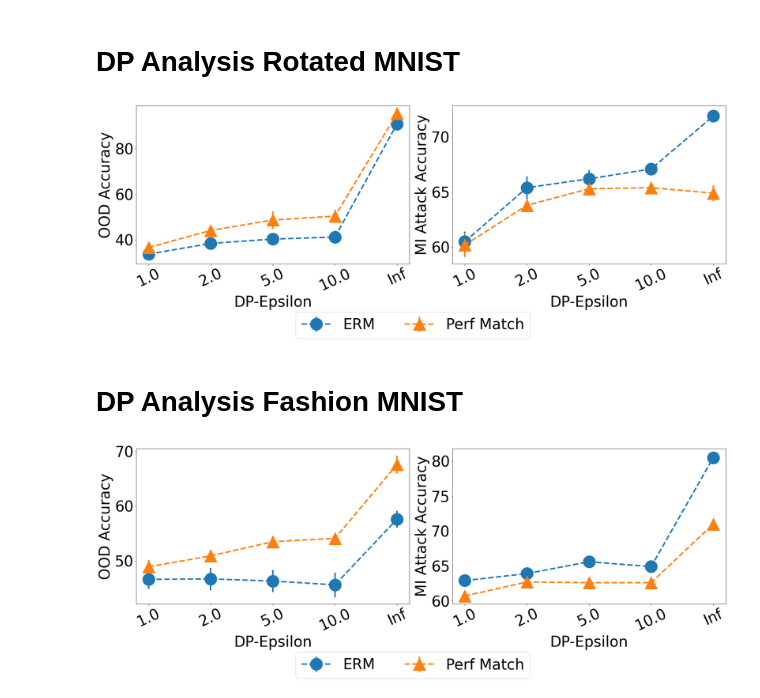
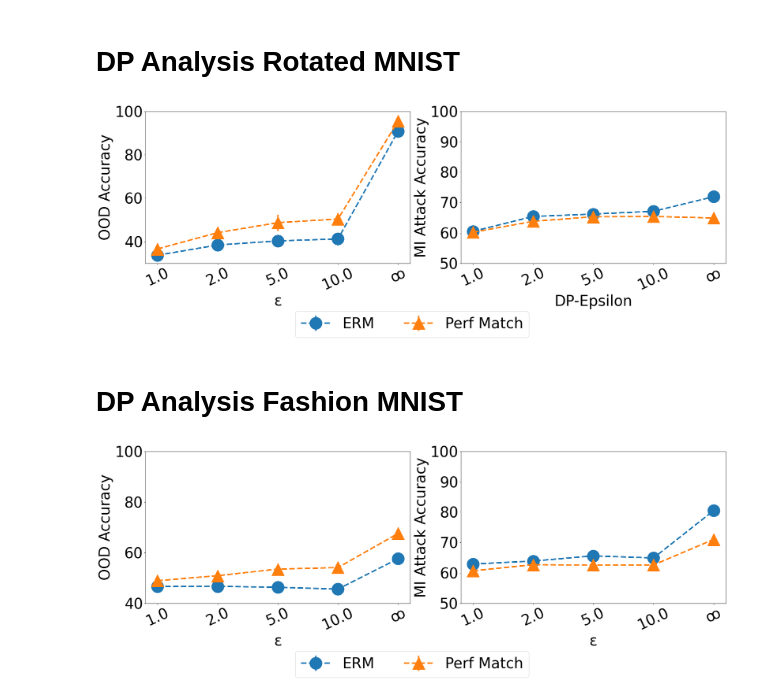
Before and after one commit to microsoft/robustdg, a Jupyter notebook: docs/notebooks/usenix_results.ipynb, the cells around one changed output. Drawn from its saved outputs; the diff is of its cells as text; code cells hidden in the pictures.

```diff
--- a/docs/notebooks/usenix_results.ipynb
+++ b/docs/notebooks/usenix_results.ipynb
@@ -305,7 +305,7 @@ plt.savefig('../../results/ai_attack_cmnist.pdf', dpi=600)
 # %% [markdown]
 # DP Analysis Rotated MNIST
 # %%
-x=['1.0', '2.0', '5.0', '10.0', 'Inf']
+x=['1.0', '2.0', '5.0', '10.0', 'ꝏ']
 matplotlib.rcParams.update({'errorbar.capsize': 2})
 fig, ax = plt.subplots(1, 2, figsize=(24, 8))
 fontsize=40
@@ -316,7 +316,8 @@ marker_list = ['o', '^']
 ax[0].tick_params(labelsize=fontsize)
 ax[0].set_xticklabels(x, rotation=25)
 ax[0].set_ylabel('OOD Accuracy', fontsize=fontsize)
-ax[0].set_xlabel('DP-Epsilon', fontsize=fontsize)
+ax[0].set_xlabel('ε', fontsize=fontsize)
+ax[0].set(ylim=(30, 100))
 
 erm_acc= [33.7, 38.4, 40.3, 41.2, 90.9]
 erm_std= [1.15, 2.45, 2.38, 2.73, 0.24]
@@ -331,6 +332,7 @@ ax[1].tick_params(labelsize=fontsize)
 ax[1].set_xticklabels(x, rotation=25)
 ax[1].set_ylabel('MI Attack Accuracy', fontsize=fontsize)
 ax[1].set_xlabel('DP-Epsilon', fontsize=fontsize)
+ax[1].set(ylim=(50, 100))
 
 erm_acc=  [60.5, 65.4, 66.2, 67.1, 71.9]
 erm_std=  [0.92, 1.03, 0.81, 0.41, 0.29]
@@ -347,11 +349,11 @@ lgd= fig.legend(lines, labels, loc="lower center", bbox_to_anchor=(0.5, -0.15),
 plt.tight_layout()
 plt.savefig('../../results/dp_rmnist.pdf', bbox_extra_artists=(lgd,), bbox_inches='tight',  dpi=600)
 # %% [output]
-[figure, old version]
+[figure, new version]
 # %% [markdown]
 # DP Analysis Fashion MNIST
 # %%
-x=['1.0', '2.0', '5.0', '10.0', 'Inf']
+x=['1.0', '2.0', '5.0', '10.0', 'ꝏ']
 matplotlib.rcParams.update({'errorbar.capsize': 2})
 fig, ax = plt.subplots(1, 2, figsize=(24, 8))
 fontsize=40
@@ -362,35 +364,37 @@ marker_list = ['o', '^']
 ax[0].tick_params(labelsize=fontsize)
 ax[0].set_xticklabels(x, rotation=25)
 ax[0].set_ylabel('OOD Accuracy', fontsize=fontsize)
-ax[0].set_xlabel('DP-Epsilon', fontsize=fontsize)
+ax[0].set_xlabel('ε', fontsize=fontsize)
+ax[0].set(ylim=(40, 100))
 
 erm_acc= [46.6, 46.7, 46.3, 45.6, 57.6]
 erm_std= [1.70, 2.03, 1.99, 2.19, 1.53]
 perf_acc= [48.9, 50.9, 53.5, 54.1, 67.6]
 perf_std= [1.19, 1.01, 0.95, 0.89, 1.63]
 
 ax[0].errorbar(x, erm_acc, yerr=erm_std, marker= marker_list[0], markersize= fontsize_lgd, linewidth=4, fmt='o--', label='ERM')
 ax[0].errorbar(x, perf_acc, yerr=perf_std, marker= marker_list[1], markersize= fontsize_lgd, linewidth=4, fmt='o--', label='Perf Match')
 
 #MI Attack
 ax[1].tick_params(labelsize=fontsize)
 ax[1].set_xticklabels(x, rotation=25)
 ax[1].set_ylabel('MI Attack Accuracy', fontsize=fontsize)
-ax[1].set_xlabel('DP-Epsilon', fontsize=fontsize)
+ax[1].set_xlabel('ε', fontsize=fontsize)
+ax[1].set(ylim=(50, 100))
 
 erm_acc=  [62.9, 63.9, 65.6, 64.9, 80.5]
 erm_std=  [0.75, 0.68, 0.44, 0.51, 0.31]
 perf_acc= [60.7, 62.7, 62.6, 62.6, 71.0]
 perf_std= [0.13, 0.25, 0.18, 0.31, 0.60]
 
 ax[1].errorbar(x, erm_acc, yerr=erm_std, marker= marker_list[0], markersize= fontsize_lgd, linewidth=4, fmt='o--', label='ERM')
 ax[1].errorbar(x, perf_acc, yerr=perf_std, marker= marker_list[1], markersize= fontsize_lgd, linewidth=4, fmt='o--', label='Perf Match')
 
 
 lines, labels = fig.axes[-1].get_legend_handles_labels()
 lgd= fig.legend(lines, labels, loc="lower center", bbox_to_anchor=(0.5, -0.15), fontsize=fontsize, ncol=3)
 
 plt.tight_layout()
 plt.savefig('../../results/dp_fmnist.pdf', bbox_extra_artists=(lgd,), bbox_inches='tight',  dpi=600)
 # %% [output]
-[figure, old version]
+[figure, new version]
```
Also changed, not shown: parts of 12 cells of this notebook, 5 other files.
